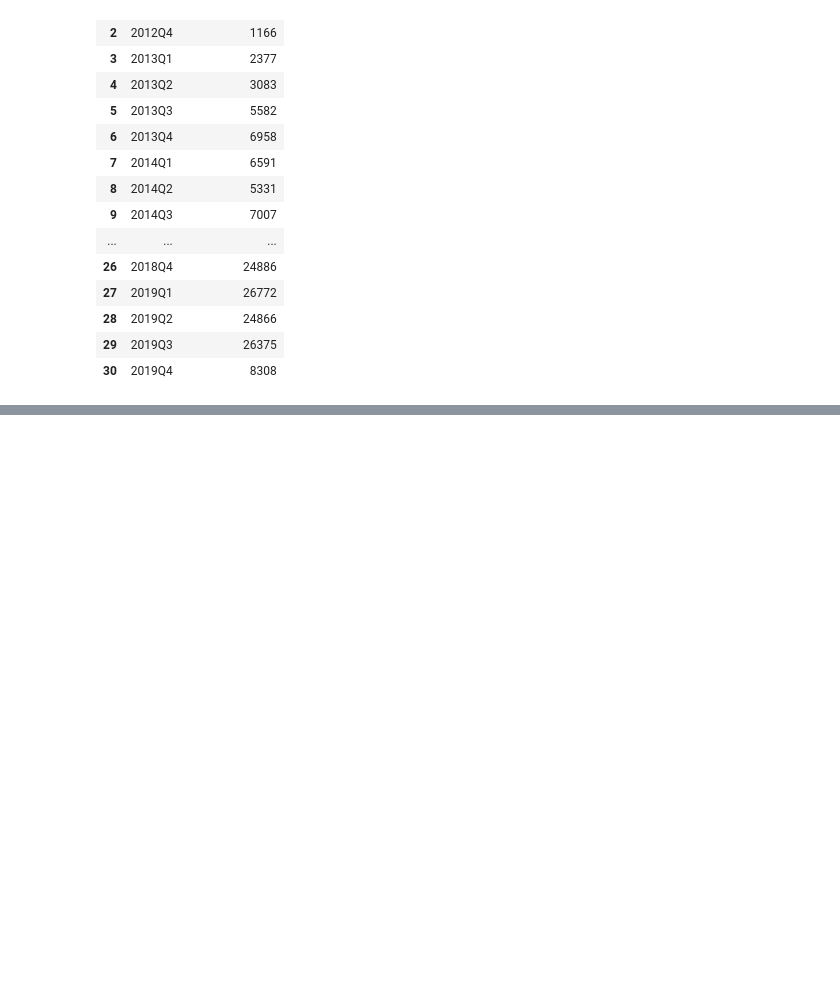
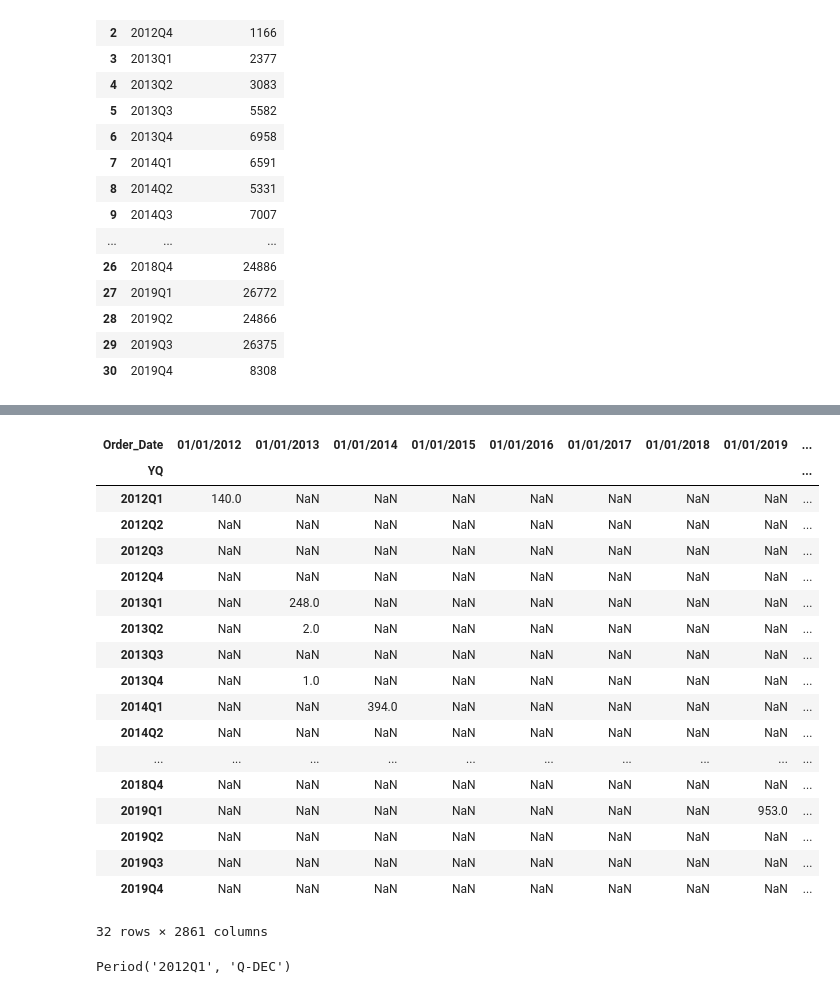
Before and after one commit to XuetingS/PP, a Jupyter notebook: src/12.09.ipynb, the cells around one changed output, grey strips where cells are left out. Drawn from its saved outputs; the diff is of its cells as text; code cells hidden in the pictures; blank space fills up the shorter version.

```diff
--- a/src/12.09.ipynb
+++ b/src/12.09.ipynb
@@ -54,5 +54,7 @@ Customer = Customer.merge(Client[Client_cols],how='left',left_on='Unique_Company
 Perf = pd.read_csv('../data/Performance_Data_Request_20191204.csv')
 Perf = Perf.merge(Customer, how='left',on='Unique_Customer_ID')
 Perf['Year_and_Month'] = pd.to_datetime(Perf['Year_and_Month'].astype(str), format = '%Y%m')
-Perf['YQ'] = pd.PeriodIndex(Perf['Year_and_Month'], freq='Q')
+# Perf['YQ'] = pd.PeriodIndex(Perf['Year_and_Month'], freq='Q')
 # Perf.to_csv('./data/Perf.csv',index = False)
+# %%
+Perf['YQ'] = pd.PeriodIndex(Perf['Order_Date'], freq='Q')
@@ -59,6 +63,9 @@ Perf['YQ'] = pd.PeriodIndex(Perf['Year_and_Month'], freq='Q')
 # %%
 Perf.loc[Perf['Order_Amount']=='.','Order_Amount']=0
 Perf['Order_Amount'] = Perf['Order_Amount'].astype(float)
+# %%
+# Assign Payment Order as a new column
+Perf['Payment_Order'] = Perf.groupby('Unique_Order_ID')['Year_and_Month'].rank(method='first')
 # %%
 Perf.shape
 # %% [output]
@@ -300,0 +530,26 @@ view
+# %%
+Perf[Perf['Payment_Order'] == 1].pivot_table(values = 'Unique_Order_ID',index = 'YQ',columns = 'Order_Date',aggfunc = 'count')
+# %% [output]
+| Order_Date | 01/01/2012 | 01/01/2013 | 01/01/2014 | 01/01/2015 | 01/01/2016 | 01/01/2017 | 01/01/2018 | 01/01/2019 | ... |
+| YQ |  |  |  |  |  |  |  |  | ... |
+| 2012Q1 | 140.0 | NaN | NaN | NaN | NaN | NaN | NaN | NaN | ... |
+| 2012Q2 | NaN | NaN | NaN | NaN | NaN | NaN | NaN | NaN | ... |
+| 2012Q3 | NaN | NaN | NaN | NaN | NaN | NaN | NaN | NaN | ... |
+| 2012Q4 | NaN | NaN | NaN | NaN | NaN | NaN | NaN | NaN | ... |
+| 2013Q1 | NaN | 248.0 | NaN | NaN | NaN | NaN | NaN | NaN | ... |
+| 2013Q2 | NaN | 2.0 | NaN | NaN | NaN | NaN | NaN | NaN | ... |
+| 2013Q3 | NaN | NaN | NaN | NaN | NaN | NaN | NaN | NaN | ... |
+| 2013Q4 | NaN | 1.0 | NaN | NaN | NaN | NaN | NaN | NaN | ... |
+| 2014Q1 | NaN | NaN | 394.0 | NaN | NaN | NaN | NaN | NaN | ... |
+| 2014Q2 | NaN | NaN | NaN | NaN | NaN | NaN | NaN | NaN | ... |
+| ... | ... | ... | ... | ... | ... | ... | ... | ... | ... |
+| 2018Q4 | NaN | NaN | NaN | NaN | NaN | NaN | NaN | NaN | ... |
+| 2019Q1 | NaN | NaN | NaN | NaN | NaN | NaN | NaN | 953.0 | ... |
+| 2019Q2 | NaN | NaN | NaN | NaN | NaN | NaN | NaN | NaN | ... |
+| 2019Q3 | NaN | NaN | NaN | NaN | NaN | NaN | NaN | NaN | ... |
+| 2019Q4 | NaN | NaN | NaN | NaN | NaN | NaN | NaN | NaN | ... |
+32 rows × 2861 columns
+# %%
+pd.Period('2012Q1')
+# %% [output]
+Period('2012Q1', 'Q-DEC')
```
Also changed, not shown: parts of 33 cells of this notebook.
